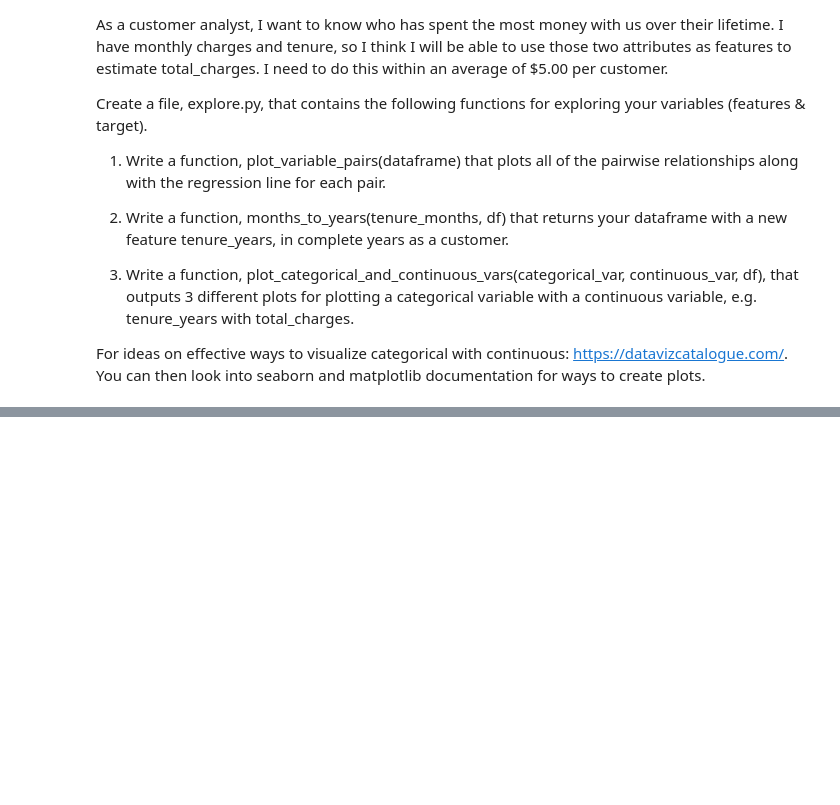
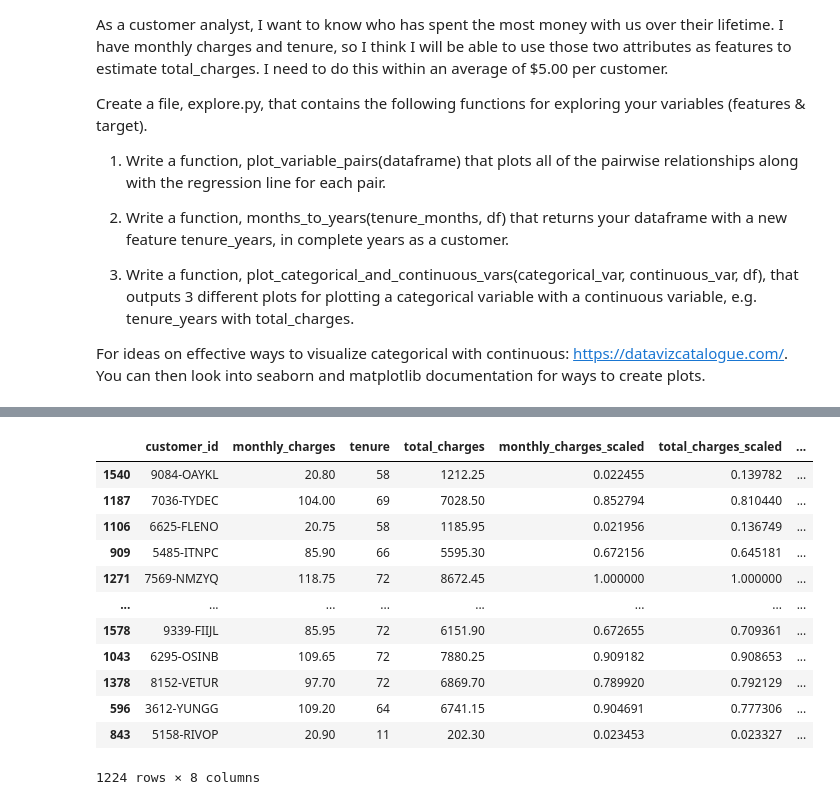
Before and after one commit to RyvynYoung/regression-exercises, a Jupyter notebook: exercises_explore.ipynb, the cells around one changed output, grey strips where cells are left out. Saved outputs shown, nothing was run; the diff lists cells and outputs as text; code cells hidden in the pictures; blank space fills up the shorter version.

```diff
--- a/exercises_explore.ipynb
+++ b/exercises_explore.ipynb
@@ -299,0 +213,23 @@ For ideas on effective ways to visualize categorical with continuous: https://da
+# %%
+# 2. Write a function, months_to_years(tenure_months, df) that returns your dataframe with a new
+# feature tenure_years, in complete years as a customer.
+
+def months_to_years(tenure_months, df):
+    df['tenure_years'] = round(tenure_months/12, 0)
+    return df
+# %%
+months_to_years(train.tenure, train)
+# %% [output]
+|  | customer_id | monthly_charges | tenure | total_charges | monthly_charges_scaled | total_charges_scaled | ... |
+| 1540 | 9084-OAYKL | 20.80 | 58 | 1212.25 | 0.022455 | 0.139782 | ... |
+| 1187 | 7036-TYDEC | 104.00 | 69 | 7028.50 | 0.852794 | 0.810440 | ... |
+| 1106 | 6625-FLENO | 20.75 | 58 | 1185.95 | 0.021956 | 0.136749 | ... |
+| 909 | 5485-ITNPC | 85.90 | 66 | 5595.30 | 0.672156 | 0.645181 | ... |
+| 1271 | 7569-NMZYQ | 118.75 | 72 | 8672.45 | 1.000000 | 1.000000 | ... |
+| ... | ... | ... | ... | ... | ... | ... | ... |
+| 1578 | 9339-FIIJL | 85.95 | 72 | 6151.90 | 0.672655 | 0.709361 | ... |
+| 1043 | 6295-OSINB | 109.65 | 72 | 7880.25 | 0.909182 | 0.908653 | ... |
+| 1378 | 8152-VETUR | 97.70 | 72 | 6869.70 | 0.789920 | 0.792129 | ... |
+| 596 | 3612-YUNGG | 109.20 | 64 | 6741.15 | 0.904691 | 0.777306 | ... |
+| 843 | 5158-RIVOP | 20.90 | 11 | 202.30 | 0.023453 | 0.023327 | ... |
+1224 rows × 8 columns
```
Also changed, not shown: parts of 40 cells of this notebook, 4 other files.
